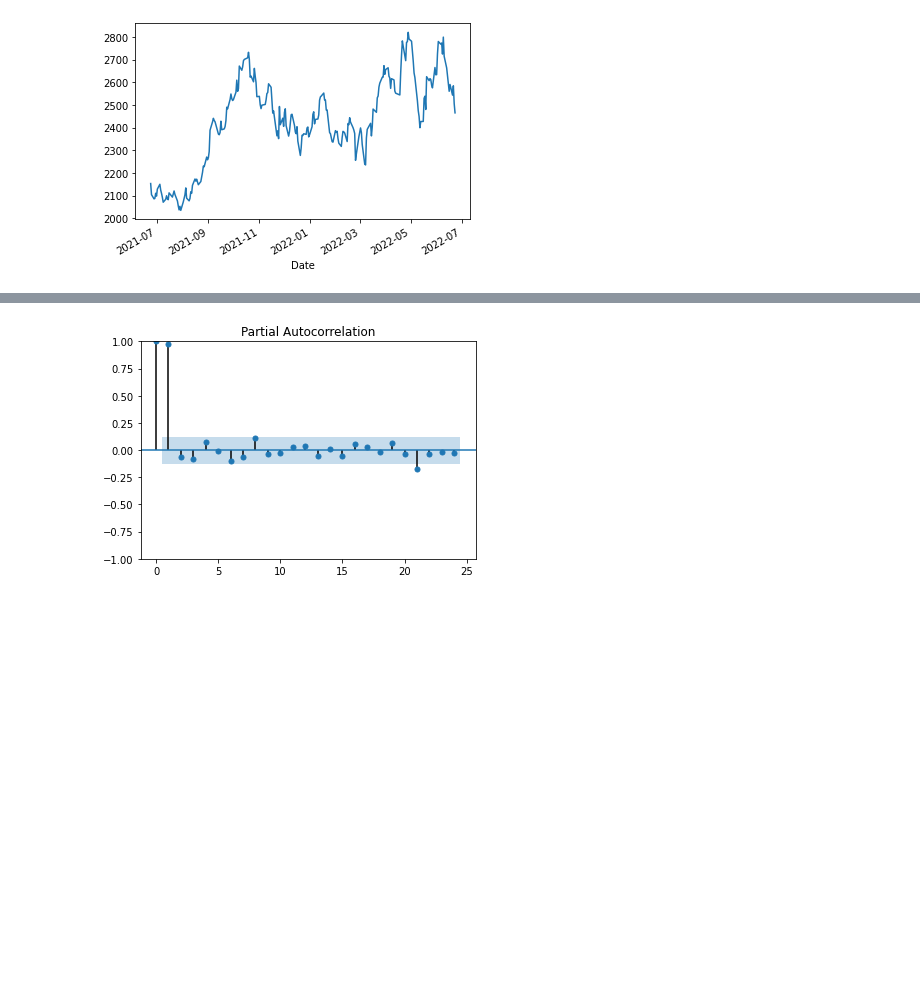
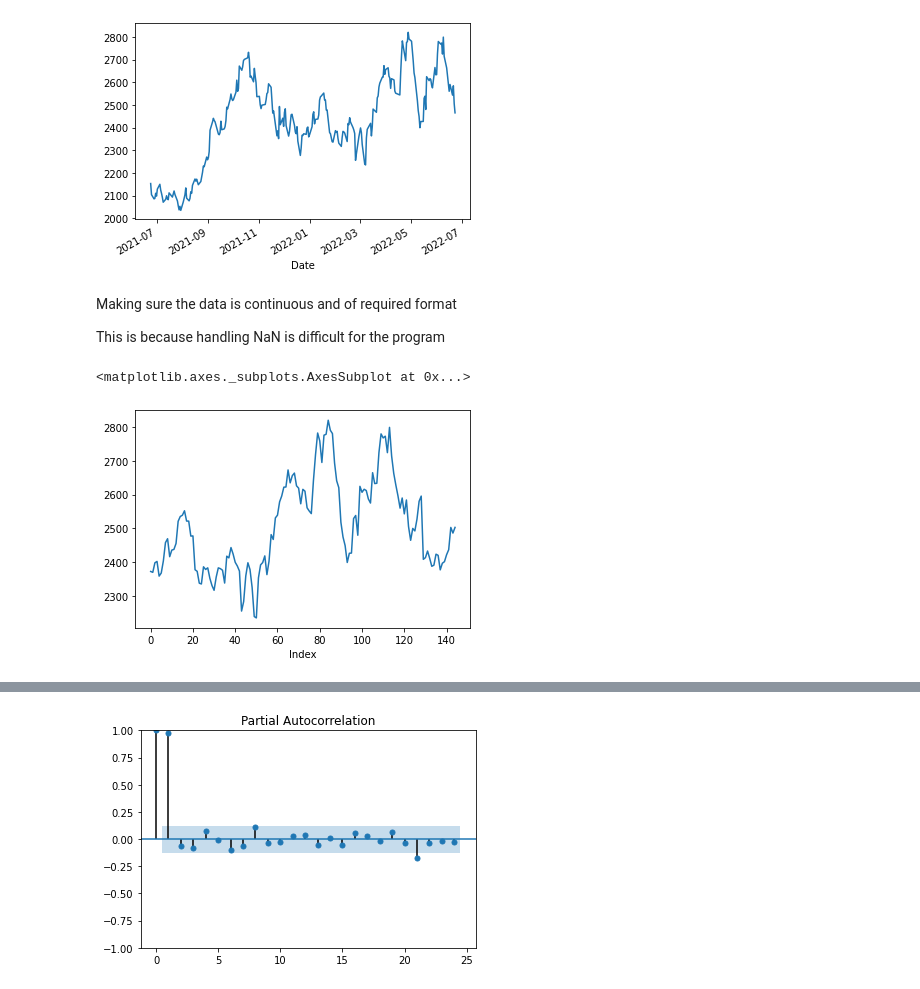
Before and after one commit to ArchitGupta-IITB/StockMarket-ARIMA-Model-, a Jupyter notebook: assignment.ipynb, the cells around one changed output, grey strips where cells are left out. Saved outputs shown, nothing was run; the diff lists cells and outputs as text; code cells hidden in the pictures; blank space fills up the shorter version.

```diff
--- a/assignment.ipynb
+++ b/assignment.ipynb
@@ -43,0 +47,4 @@ rel_1y2=rel_1y1.groupby('Date')[['Close']].mean()
+# %% [markdown]
+Making sure the data is continuous and of required format
+
+This is because handling NaN is difficult for the program
@@ -43,0 +62,5 @@ rel_1y2=rel_1y1.groupby('Date')[['Close']].mean()
+# %%
+rel_6m2["Close"].plot()
+# %% [output]
+<matplotlib.axes._subplots.AxesSubplot at 0x...>
+[figure, added]
```
Also changed, not shown: parts of 45 cells of this notebook.
